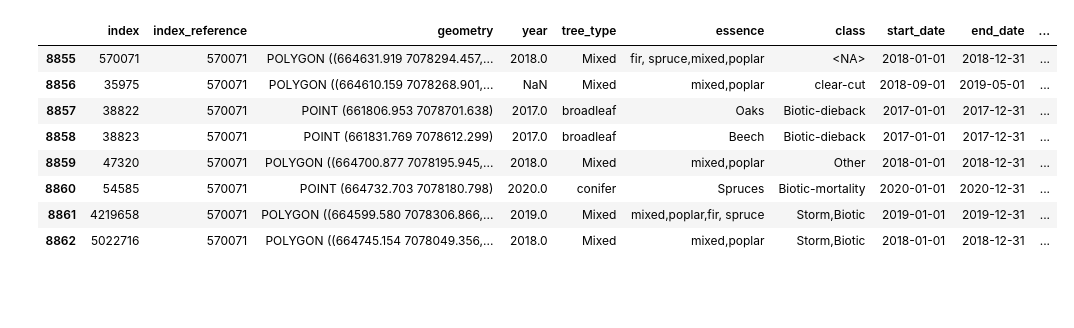
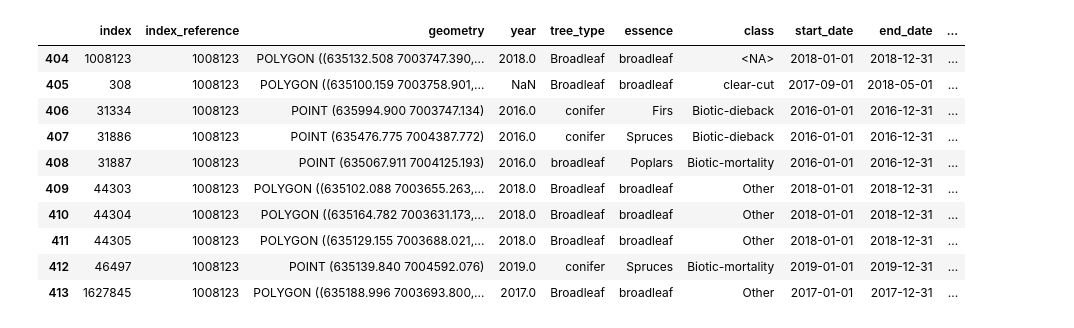
Before and after one commit to ArthurCalvi/Disturbance-Attribution-Dataset-Joining, a Jupyter notebook: join-datasets/Visualisation_matrix.ipynb, the cells around one changed output. Cells and saved outputs as stored; diff of their text form; code cells hidden in the pictures; blank space fills up the shorter version.

```diff
--- a/join-datasets/Visualisation_matrix.ipynb
+++ b/join-datasets/Visualisation_matrix.ipynb
@@ -160,0 +266,3 @@ groups = df.groupby('index_reference')
+# %%
+year = 2018
+attribution_year = gpd.read_parquet(f'../data/results/cluster_{year}/disturbances_{year}_g{attribution.granularity}_v{attribution.version}.parquet')
@@ -161,18 +297,25 @@ groups = df.groupby('index_reference')
 # %%
+groups = attribution_year.groupby('index_reference')
 from itertools import islice
 list_groups = []
-for name, group in islice(groups, 100):
-    list_groups.append(group)
+for name, group in islice(groups, 1000):
+    if group.dataset.nunique() > 3:
+        list_groups.append(group)
+# %%
+index = 0 #0 #13 filter
 # %%
-data = list_groups[26]
+data = list_groups[index]
+index += 1
 data
 # %% [output]
 |  | index | index_reference | geometry | year | tree_type | essence | class | start_date | end_date | ... |
-| 8855 | 570071 | 570071 | POLYGON ((664631.919 7078294.457,... | 2018.0 | Mixed | fir, spruce,mixed,poplar | <NA> | 2018-01-01 | 2018-12-31 | ... |
-| 8856 | 35975 | 570071 | POLYGON ((664610.159 7078268.901,... | NaN | Mixed | mixed,poplar | clear-cut | 2018-09-01 | 2019-05-01 | ... |
-| 8857 | 38822 | 570071 | POINT (661806.953 7078701.638) | 2017.0 | broadleaf | Oaks | Biotic-dieback | 2017-01-01 | 2017-12-31 | ... |
-| 8858 | 38823 | 570071 | POINT (661831.769 7078612.299) | 2017.0 | broadleaf | Beech | Biotic-dieback | 2017-01-01 | 2017-12-31 | ... |
-| 8859 | 47320 | 570071 | POLYGON ((664700.877 7078195.945,... | 2018.0 | Mixed | mixed,poplar | Other | 2018-01-01 | 2018-12-31 | ... |
-| 8860 | 54585 | 570071 | POINT (664732.703 7078180.798) | 2020.0 | conifer | Spruces | Biotic-mortality | 2020-01-01 | 2020-12-31 | ... |
-| 8861 | 4219658 | 570071 | POLYGON ((664599.580 7078306.866,... | 2019.0 | Mixed | mixed,poplar,fir, spruce | Storm,Biotic | 2019-01-01 | 2019-12-31 | ... |
-| 8862 | 5022716 | 570071 | POLYGON ((664745.154 7078049.356,... | 2018.0 | Mixed | mixed,poplar | Storm,Biotic | 2018-01-01 | 2018-12-31 | ... |
+| 404 | 1008123 | 1008123 | POLYGON ((635132.508 7003747.390,... | 2018.0 | Broadleaf | broadleaf | <NA> | 2018-01-01 | 2018-12-31 | ... |
+| 405 | 308 | 1008123 | POLYGON ((635100.159 7003758.901,... | NaN | Broadleaf | broadleaf | clear-cut | 2017-09-01 | 2018-05-01 | ... |
+| 406 | 31334 | 1008123 | POINT (635994.900 7003747.134) | 2016.0 | conifer | Firs | Biotic-dieback | 2016-01-01 | 2016-12-31 | ... |
+| 407 | 31886 | 1008123 | POINT (635476.775 7004387.772) | 2016.0 | conifer | Spruces | Biotic-dieback | 2016-01-01 | 2016-12-31 | ... |
+| 408 | 31887 | 1008123 | POINT (635067.911 7004125.193) | 2016.0 | broadleaf | Poplars | Biotic-mortality | 2016-01-01 | 2016-12-31 | ... |
+| 409 | 44303 | 1008123 | POLYGON ((635102.088 7003655.263,... | 2018.0 | Broadleaf | broadleaf | Other | 2018-01-01 | 2018-12-31 | ... |
+| 410 | 44304 | 1008123 | POLYGON ((635164.782 7003631.173,... | 2018.0 | Broadleaf | broadleaf | Other | 2018-01-01 | 2018-12-31 | ... |
+| 411 | 44305 | 1008123 | POLYGON ((635129.155 7003688.021,... | 2018.0 | Broadleaf | broadleaf | Other | 2018-01-01 | 2018-12-31 | ... |
+| 412 | 46497 | 1008123 | POINT (635139.840 7004592.076) | 2019.0 | conifer | Spruces | Biotic-mortality | 2019-01-01 | 2019-12-31 | ... |
+| 413 | 1627845 | 1008123 | POLYGON ((635188.996 7003693.800,... | 2017.0 | Broadleaf | broadleaf | Other | 2017-01-01 | 2017-12-31 | ... |
```
Also changed, not shown: parts of 27 cells of this notebook, 12 other files.
